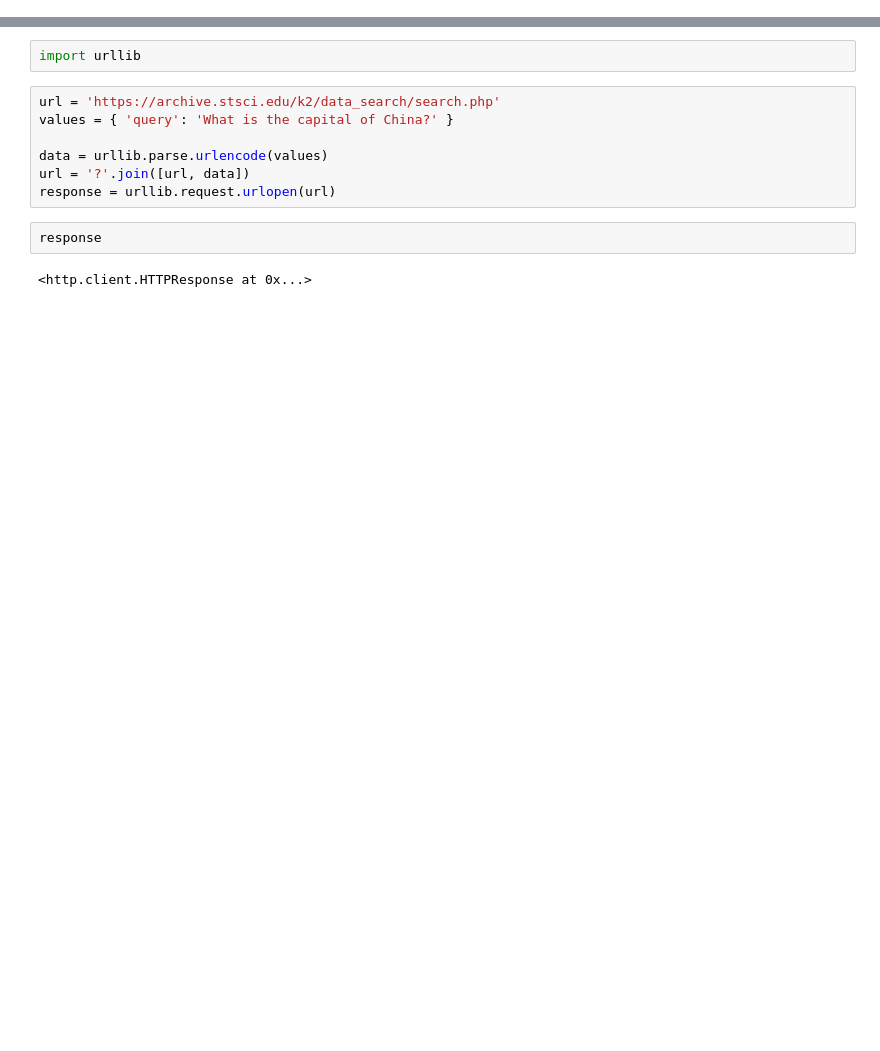
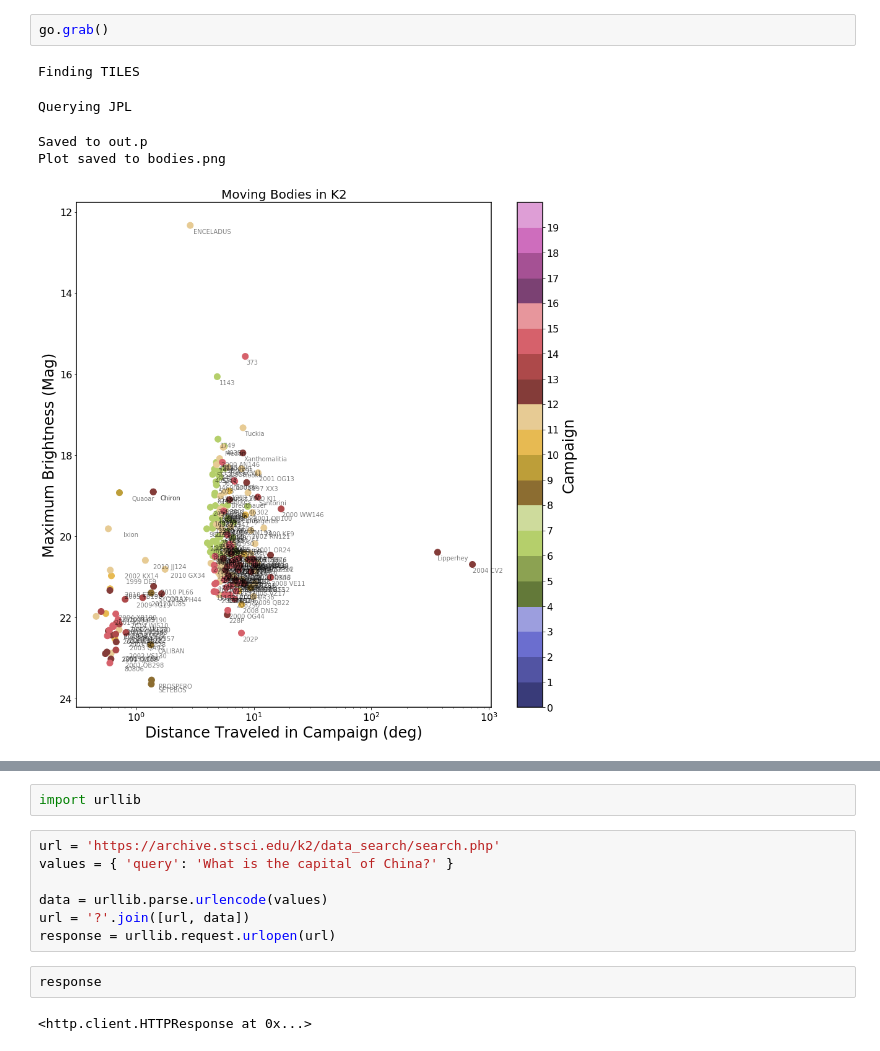
Before and after one commit to christinahedges/k2movie, a Jupyter notebook: notebooks/grab_objects.ipynb, the cells around one changed output, grey strips where cells are left out. Cells and saved outputs as stored; diff of their text form; blank space fills up the shorter version.

```diff
--- a/notebooks/grab_objects.ipynb
+++ b/notebooks/grab_objects.ipynb
@@ -23,0 +41,8 @@ for campaign in tqdm(range(14)):
+# %%
+go.grab()
+# %% [output]
+Finding TILES
+Querying JPL
+Saved to out.p
+Plot saved to bodies.png
+[figure, added]
```
Also changed, not shown: parts of 9 cells of this notebook, 8 other files.
